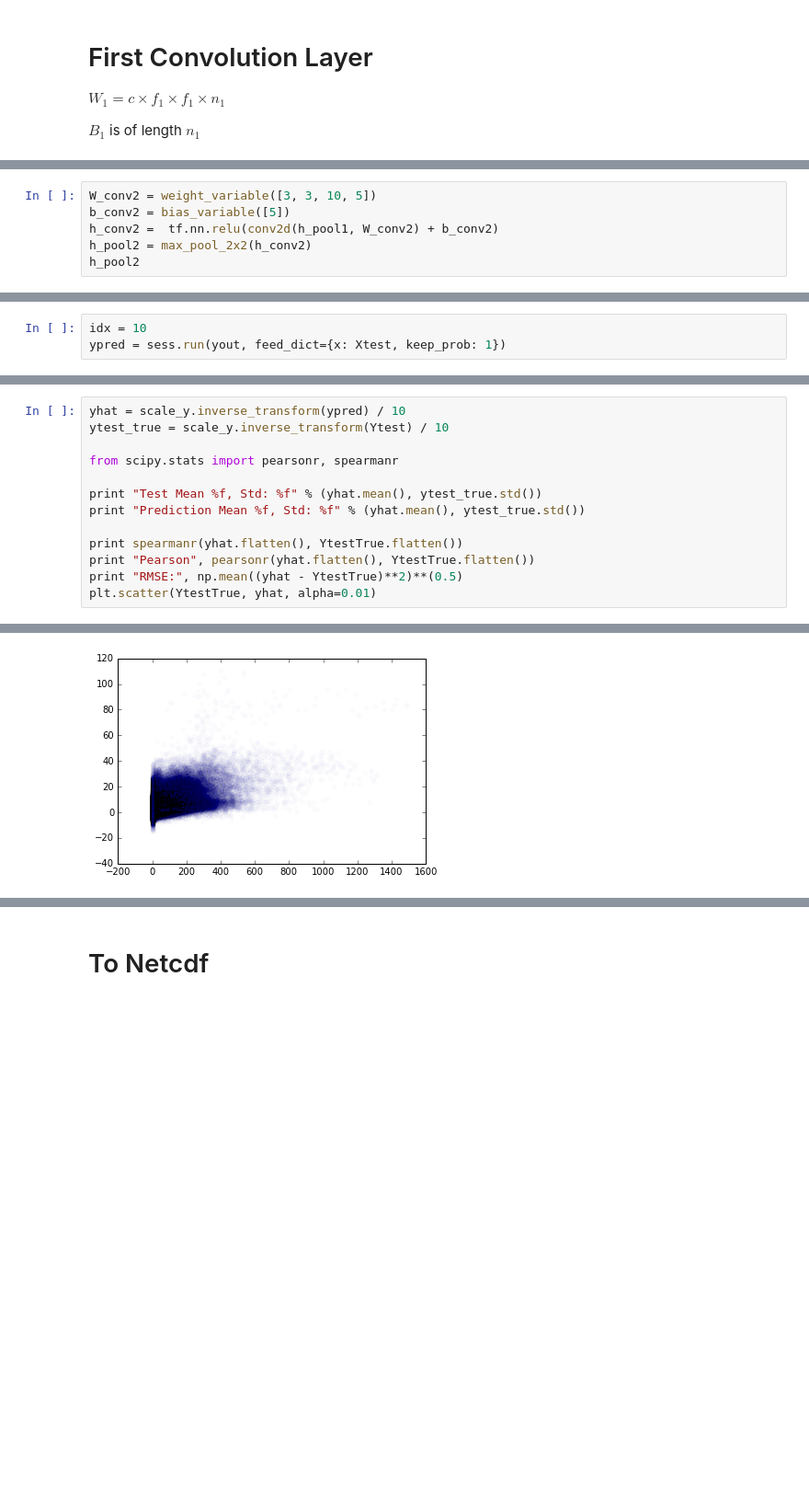
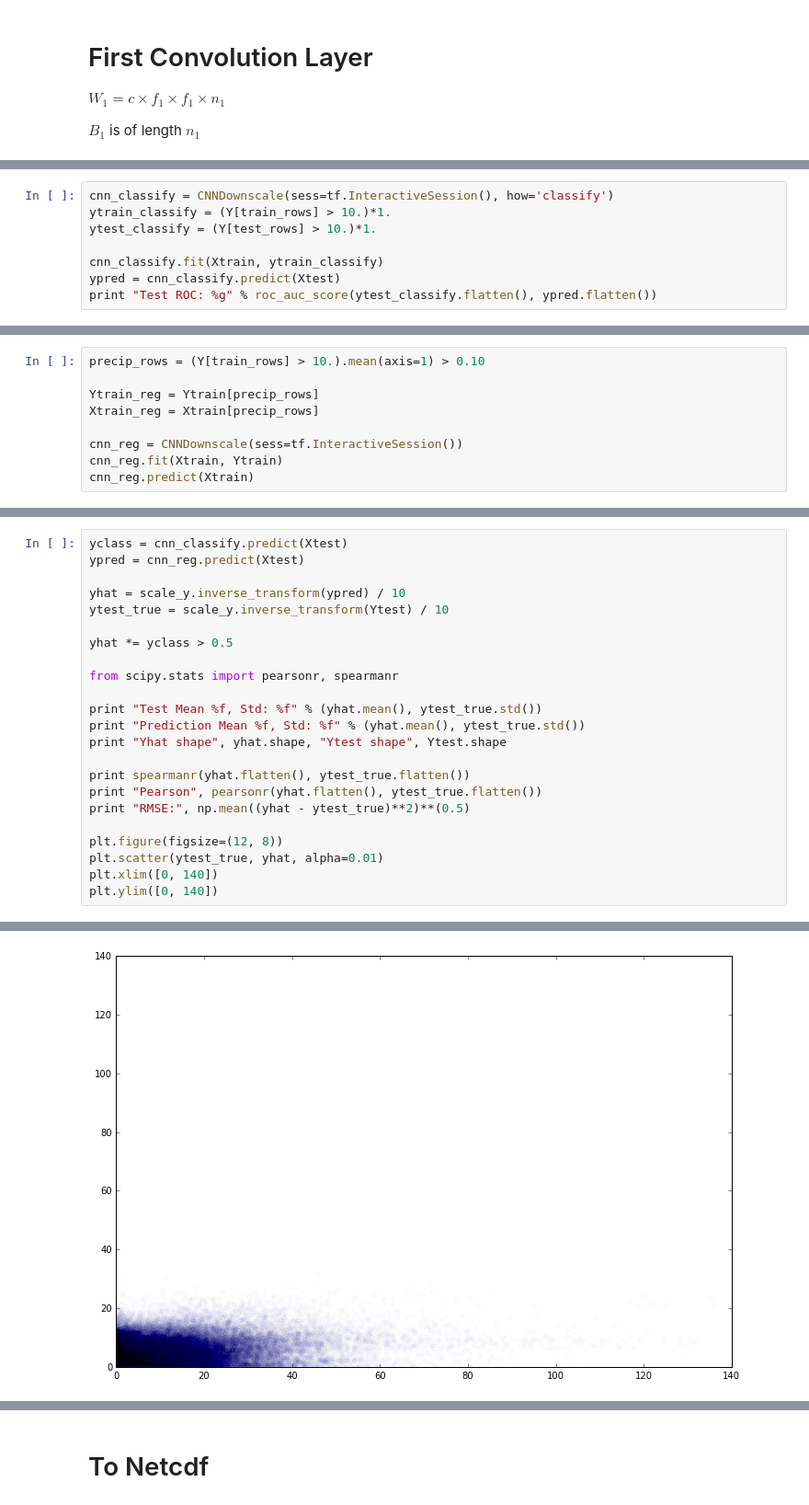
Before and after one commit to tjvandal/pydownscale, a Jupyter notebook: pydownscale/cnn/cnn-downscale.ipynb, the cells around one changed output, grey strips where cells are left out. Shown at 92% size. Drawn from its saved outputs; the diff is of its cells as text; blank space fills up the shorter version.

Commit message:
cnn needs to classify stuff

```diff
--- a/pydownscale/cnn/cnn-downscale.ipynb
+++ b/pydownscale/cnn/cnn-downscale.ipynb
@@ -95,6 +78,0 @@ h_conv1, h_pool1
-# %%
-W_conv2 = weight_variable([3, 3, 10, 5])
-b_conv2 = bias_variable([5])
-h_conv2 =  tf.nn.relu(conv2d(h_pool1, W_conv2) + b_conv2)
-h_pool2 = max_pool_2x2(h_conv2)
-h_pool2
@@ -156,3 +78,0 @@ test mse 1.05426
-# %%
-idx = 10
-ypred = sess.run(yout, feed_dict={x: Xtest, keep_prob: 1})
@@ -158,0 +157,8 @@ ypred = sess.run(yout, feed_dict={x: Xtest, keep_prob: 1})
+# %%
+cnn_classify = CNNDownscale(sess=tf.InteractiveSession(), how='classify')
+ytrain_classify = (Y[train_rows] > 10.)*1.
+ytest_classify = (Y[test_rows] > 10.)*1.
+
+cnn_classify.fit(Xtrain, ytrain_classify)
+ypred = cnn_classify.predict(Xtest)
+print "Test ROC: %g" % roc_auc_score(ytest_classify.flatten(), ypred.flatten())
@@ -158,0 +189,9 @@ ypred = sess.run(yout, feed_dict={x: Xtest, keep_prob: 1})
+# %%
+precip_rows = (Y[train_rows] > 10.).mean(axis=1) > 0.10
+
+Ytrain_reg = Ytrain[precip_rows]
+Xtrain_reg = Xtrain[precip_rows]
+
+cnn_reg = CNNDownscale(sess=tf.InteractiveSession())
+cnn_reg.fit(Xtrain, Ytrain)
+cnn_reg.predict(Xtrain)
@@ -159,14 +224,24 @@ ypred = sess.run(yout, feed_dict={x: Xtest, keep_prob: 1})
 # %%
+yclass = cnn_classify.predict(Xtest)
+ypred = cnn_reg.predict(Xtest)
+
 yhat = scale_y.inverse_transform(ypred) / 10
 ytest_true = scale_y.inverse_transform(Ytest) / 10
+
+yhat *= yclass > 0.5
 
 from scipy.stats import pearsonr, spearmanr
 
 print "Test Mean %f, Std: %f" % (yhat.mean(), ytest_true.std())
 print "Prediction Mean %f, Std: %f" % (yhat.mean(), ytest_true.std())
+print "Yhat shape", yhat.shape, "Ytest shape", Ytest.shape
 
-print spearmanr(yhat.flatten(), YtestTrue.flatten())
-print "Pearson", pearsonr(yhat.flatten(), YtestTrue.flatten())
-print "RMSE:", np.mean((yhat - YtestTrue)**2)**(0.5)
-plt.scatter(YtestTrue, yhat, alpha=0.01)
+print spearmanr(yhat.flatten(), ytest_true.flatten())
+print "Pearson", pearsonr(yhat.flatten(), ytest_true.flatten())
+print "RMSE:", np.mean((yhat - ytest_true)**2)**(0.5)
+
+plt.figure(figsize=(12, 8))
+plt.scatter(ytest_true, yhat, alpha=0.01)
+plt.xlim([0, 140])
+plt.ylim([0, 140])
 # %% [output]
@@ -179 +255 @@ RMSE: 88.6212230777
-[figure, old version]
+[figure, new version]
```
Also changed, not shown: parts of 16 cells of this notebook.
